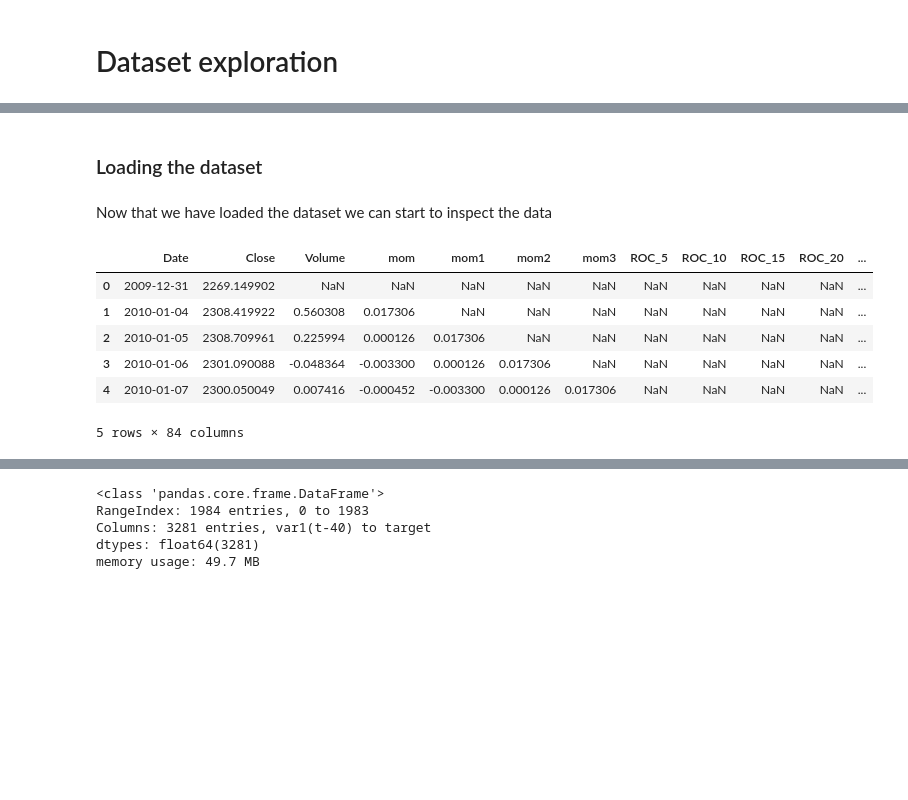
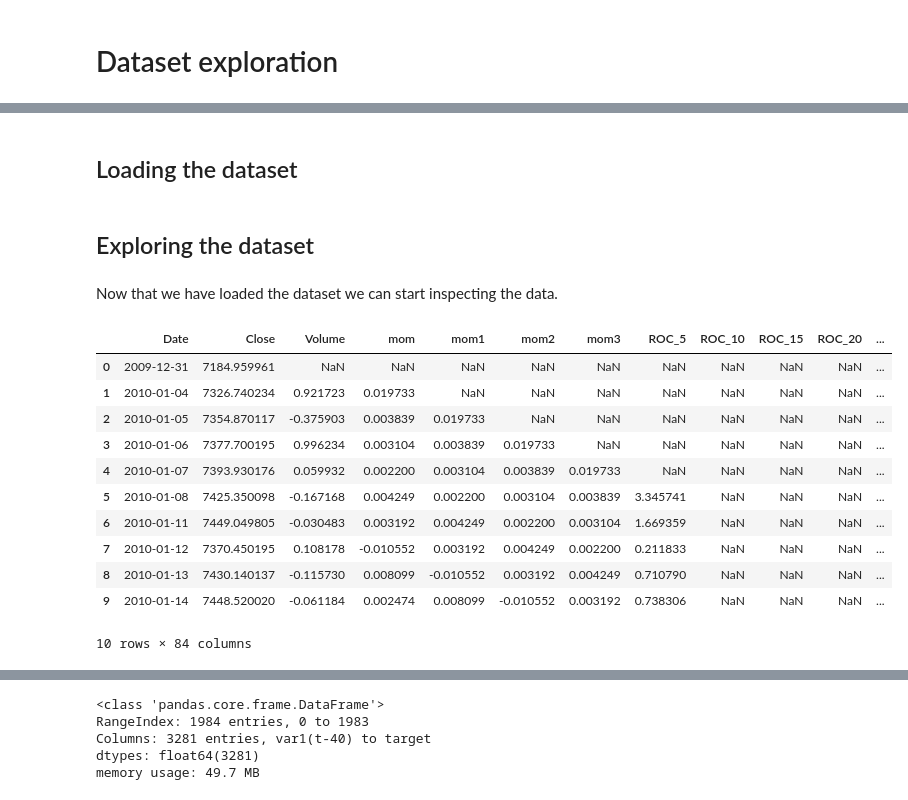
Before and after one commit to matteobettini/Stock-Market-Prediction-2020, a Jupyter notebook: notebooks/Data exploration.ipynb, the cells around one changed output, grey strips where cells are left out. Cells and saved outputs as stored; diff of their text form; code cells hidden in the pictures; blank space fills up the shorter version.

Commit message:
Continuing data exploration

```diff
--- a/notebooks/Data exploration.ipynb
+++ b/notebooks/Data exploration.ipynb
@@ -39,7 +21,7 @@ import numpy as np
 # To make this notebook's output stable across runs
 np.random.seed(42)
 # %% [markdown]
-### Loading the dataset
+## Loading the dataset
 # %%
 nasdaq_url = 'https://raw.githubusercontent.com/MatteoBettini/Stock-Market-Prediction-2020/main/stock_markets_datasets/Processed_NASDAQ.csv?token=ANHXQQK4VPBE6ABSBCHTF5K74UP3W'
 dji_url = 'https://raw.githubusercontent.com/MatteoBettini/Stock-Market-Prediction-2020/main/stock_markets_datasets/Processed_DJI.csv?token=ANHXQQOXYQZSSSTVFKX6RZS74XDXA'
@@ -47,17 +29,24 @@ nyse_url = 'https://raw.githubusercontent.com/MatteoBettini/Stock-Market-Predict
 russel_url = 'https://raw.githubusercontent.com/MatteoBettini/Stock-Market-Prediction-2020/main/stock_markets_datasets/Processed_RUSSELL.csv?token=ANHXQQPGLBLSM3B36OLWIPC74XD3U'
 s_p_url = 'https://raw.githubusercontent.com/MatteoBettini/Stock-Market-Prediction-2020/main/stock_markets_datasets/Processed_S%26P.csv?token=ANHXQQNRFS3NKP2XCF5Q5MS74XD5K'
 # %%
-nasdaq_df = pd.read_csv(nasdaq_url)
+nasdaq_df = pd.read_csv(nyse_url)
 # Dataset is now stored in a Pandas Dataframe
+# %% [markdown]
+## Exploring the dataset
 # %% [markdown]
-Now that we have loaded the dataset we can start to inspect the data
+Now that we have loaded the dataset we can start inspecting the data.
 # %%
-nasdaq_df.head()
+nasdaq_df.head(10)
 # %% [output]
 |  | Date | Close | Volume | mom | mom1 | mom2 | mom3 | ROC_5 | ROC_10 | ROC_15 | ROC_20 | ... |
-| 0 | 2009-12-31 | 2269.149902 | NaN | NaN | NaN | NaN | NaN | NaN | NaN | NaN | NaN | ... |
-| 1 | 2010-01-04 | 2308.419922 | 0.560308 | 0.017306 | NaN | NaN | NaN | NaN | NaN | NaN | NaN | ... |
-| 2 | 2010-01-05 | 2308.709961 | 0.225994 | 0.000126 | 0.017306 | NaN | NaN | NaN | NaN | NaN | NaN | ... |
-| 3 | 2010-01-06 | 2301.090088 | -0.048364 | -0.003300 | 0.000126 | 0.017306 | NaN | NaN | NaN | NaN | NaN | ... |
-| 4 | 2010-01-07 | 2300.050049 | 0.007416 | -0.000452 | -0.003300 | 0.000126 | 0.017306 | NaN | NaN | NaN | NaN | ... |
+| 0 | 2009-12-31 | 7184.959961 | NaN | NaN | NaN | NaN | NaN | NaN | NaN | NaN | NaN | ... |
+| 1 | 2010-01-04 | 7326.740234 | 0.921723 | 0.019733 | NaN | NaN | NaN | NaN | NaN | NaN | NaN | ... |
+| 2 | 2010-01-05 | 7354.870117 | -0.375903 | 0.003839 | 0.019733 | NaN | NaN | NaN | NaN | NaN | NaN | ... |
+| 3 | 2010-01-06 | 7377.700195 | 0.996234 | 0.003104 | 0.003839 | 0.019733 | NaN | NaN | NaN | NaN | NaN | ... |
+| 4 | 2010-01-07 | 7393.930176 | 0.059932 | 0.002200 | 0.003104 | 0.003839 | 0.019733 | NaN | NaN | NaN | NaN | ... |
+| 5 | 2010-01-08 | 7425.350098 | -0.167168 | 0.004249 | 0.002200 | 0.003104 | 0.003839 | 3.345741 | NaN | NaN | NaN | ... |
+| 6 | 2010-01-11 | 7449.049805 | -0.030483 | 0.003192 | 0.004249 | 0.002200 | 0.003104 | 1.669359 | NaN | NaN | NaN | ... |
+| 7 | 2010-01-12 | 7370.450195 | 0.108178 | -0.010552 | 0.003192 | 0.004249 | 0.002200 | 0.211833 | NaN | NaN | NaN | ... |
+| 8 | 2010-01-13 | 7430.140137 | -0.115730 | 0.008099 | -0.010552 | 0.003192 | 0.004249 | 0.710790 | NaN | NaN | NaN | ... |
+| 9 | 2010-01-14 | 7448.520020 | -0.061184 | 0.002474 | 0.008099 | -0.010552 | 0.003192 | 0.738306 | NaN | NaN | NaN | ... |
-5 rows × 84 columns
+10 rows × 84 columns
```
Also changed, not shown: parts of 12 cells of this notebook.
